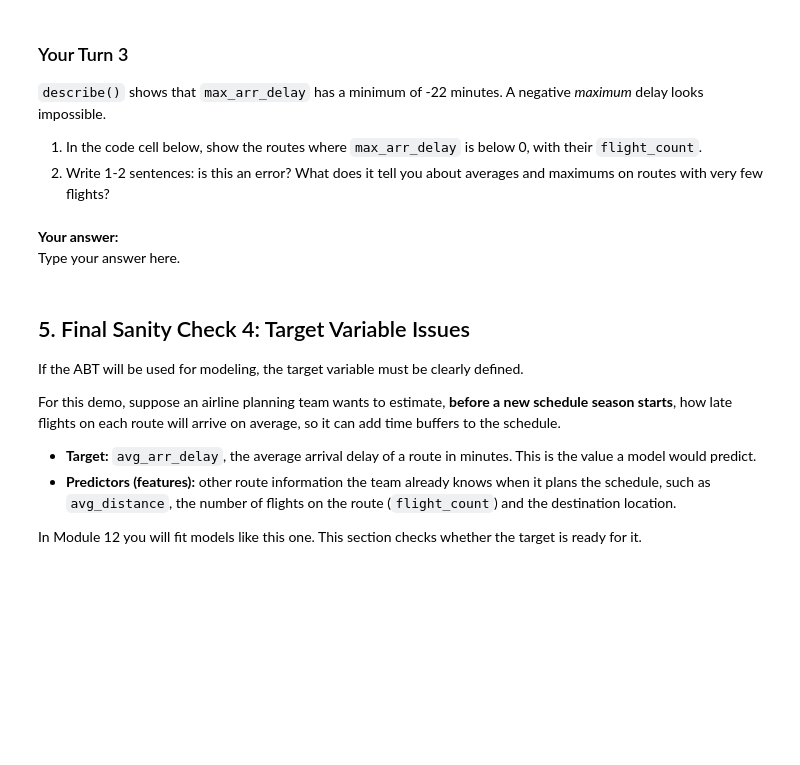
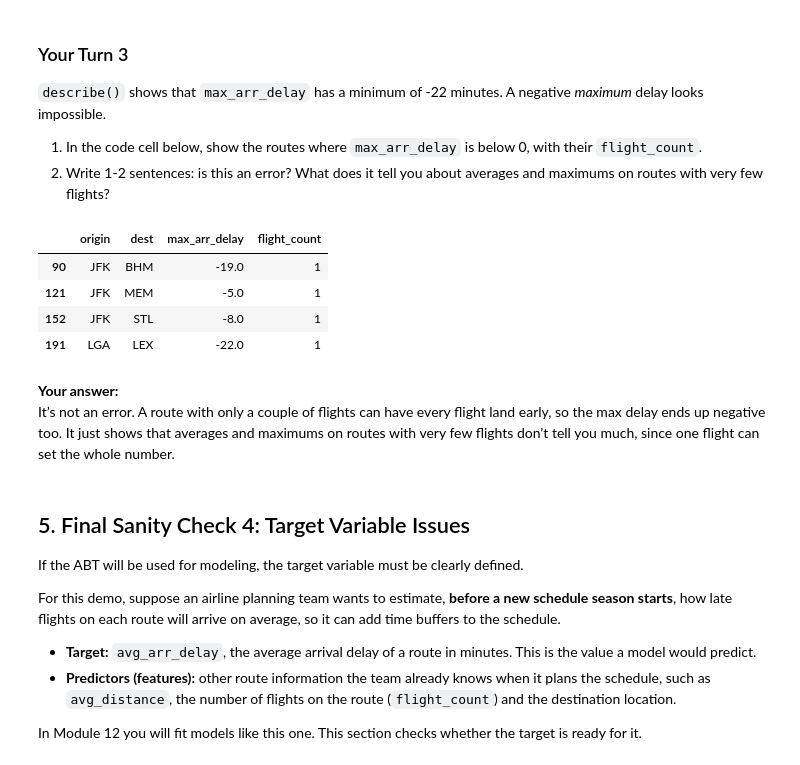
Before and after one commit to chapafive55/Module-11, a Jupyter notebook: notebooks/module11_abt_documentation_guided_lab.ipynb, the cells around one changed output. Cells and saved outputs as stored; diff of their text form; code cells hidden in the pictures; blank space fills up the shorter version.

```diff
--- a/notebooks/module11_abt_documentation_guided_lab.ipynb
+++ b/notebooks/module11_abt_documentation_guided_lab.ipynb
@@ -243,10 +318,18 @@ Extreme values do not automatically mean errors. They may be real business signa
 # %%
 # Your Turn 3
 # Show the routes with a negative max_arr_delay and their flight_count.
 # Hint: filter route_abt with a Boolean condition, then select a few columns.
+# Your Turn 3
+route_abt[route_abt["max_arr_delay"] < 0][["origin", "dest", "max_arr_delay", "flight_count"]]
+# %% [output]
+|  | origin | dest | max_arr_delay | flight_count |
+| 90 | JFK | BHM | -19.0 | 1 |
+| 121 | JFK | MEM | -5.0 | 1 |
+| 152 | JFK | STL | -8.0 | 1 |
+| 191 | LGA | LEX | -22.0 | 1 |
 # %% [markdown]
 **Your answer:**
-Type your answer here.
+It’s not an error. A route with only a couple of flights can have every flight land early, so the max delay ends up negative too. It just shows that averages and maximums on routes with very few flights don’t tell you much, since one flight can set the whole number.
 # %% [markdown]
 ## 5. Final Sanity Check 4: Target Variable Issues
 
```
Also changed, not shown: parts of 28 cells of this notebook.
